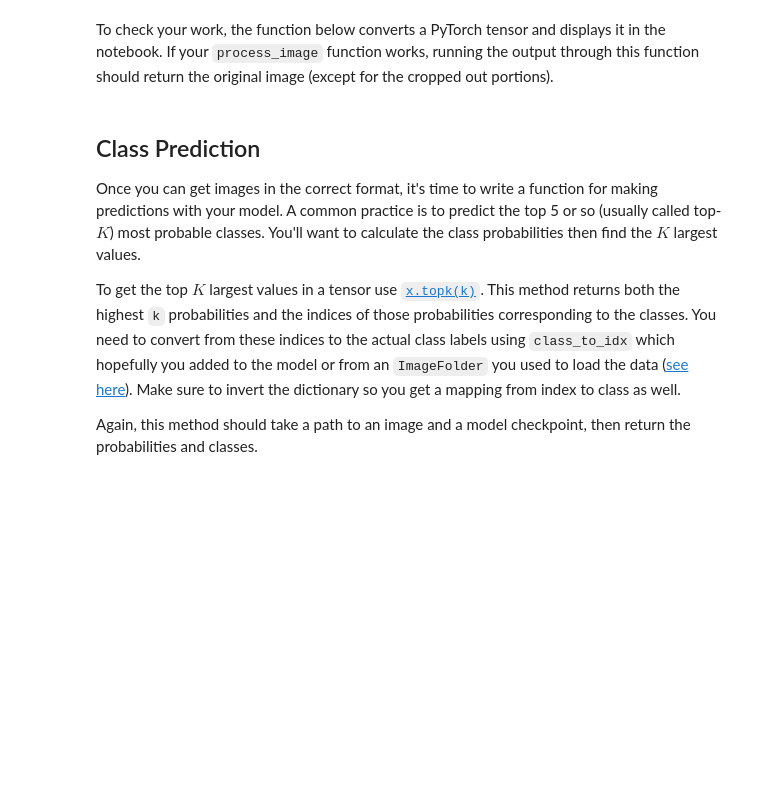
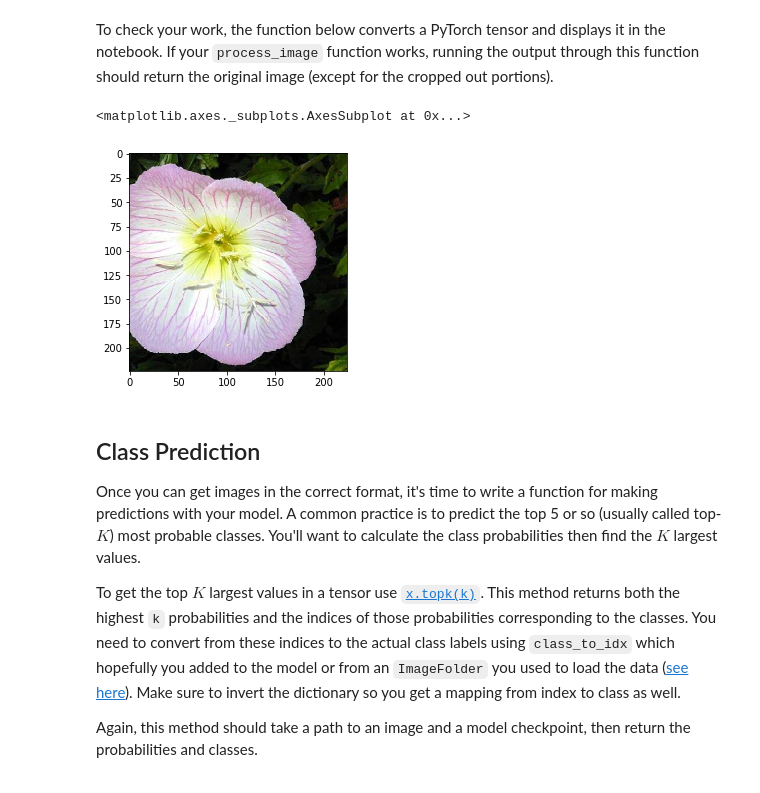
Before and after one commit to jgu1989/UdacityDataScientistNanodegree, a Jupyter notebook: project2_img_classifier/Image Classifier Project.ipynb, the cells around one changed output. Saved outputs shown, nothing was run; the diff lists cells and outputs as text; code cells hidden in the pictures; blank space fills up the shorter version.

Commit message:
Do image processing

```diff
--- a/project2_img_classifier/Image Classifier Project.ipynb
+++ b/project2_img_classifier/Image Classifier Project.ipynb
@@ -291,26 +287,70 @@ def process_image(image):
+# %%
+def process_image(image):
+    ''' Scales, crops, and normalizes a PIL image for a PyTorch model,
+        returns an Numpy array
+    '''
+
+    # TODO: Process a PIL image for use in a PyTorch model
+    im = Image.open(image)
+    w,h = im.size
+    if w <= h:
+        new_size = (256, int(256*h/w))
+    else:
+        new_size = (int(256*w/h) , 256)
+    im_resize = im.resize(size=new_size)
+
+    w,h = im_resize.size
+    w_new = 224
+    h_new = 224
+    left = (w - w_new)/2
+    top = (h - h_new)/2
+    right = (w + w_new)/2
+    bottom = (h + h_new)/2
+
+    im_crop = im_resize.crop((left, top, right, bottom))
+    pix = np.array(im_crop)
+    pix_normalized = np.zeros(pix.shape)
+    mean = np.array([0.485, 0.456, 0.406])
+    std = np.array([0.229, 0.224, 0.225])
+    for i in range(w_new):
+        for j in range(h_new):
+            pix_normalized[i,j,:] = (pix[i,j,:]/255 -mean)/std
+#             print(pix_normalized[i,j,:])
+    pix = pix_normalized.transpose((2,1,0))
+    return pix
+
+# pix = process_image('flowers/test/1/image_06743.jpg')
+# print(pix.shape)
+# pix[:,0,0]
 # %% [markdown]
 To check your work, the function below converts a PyTorch tensor and displays it in the notebook. If your `process_image` function works, running the output through this function should return the original image (except for the cropped out portions).
 # %%
 def imshow(image, ax=None, title=None):
     """Imshow for Tensor."""
     if ax is None:
         fig, ax = plt.subplots()
 
     # PyTorch tensors assume the color channel is the first dimension
     # but matplotlib assumes is the third dimension
-    image = image.numpy().transpose((1, 2, 0))
+    image = image.transpose((1, 2, 0))
 
     # Undo preprocessing
     mean = np.array([0.485, 0.456, 0.406])
     std = np.array([0.229, 0.224, 0.225])
     image = std * image + mean
 
     # Image needs to be clipped between 0 and 1 or it looks like noise when displayed
     image = np.clip(image, 0, 1)
 
     ax.imshow(image)
 
     return ax
+
+pix = process_image('flowers/test/1/image_06743.jpg')
+imshow(pix)
+# %% [output]
+<matplotlib.axes._subplots.AxesSubplot at 0x...>
+[figure, added]
 # %% [markdown]
 ## Class Prediction
 
```
Also changed, not shown: parts of 2 cells of this notebook.
